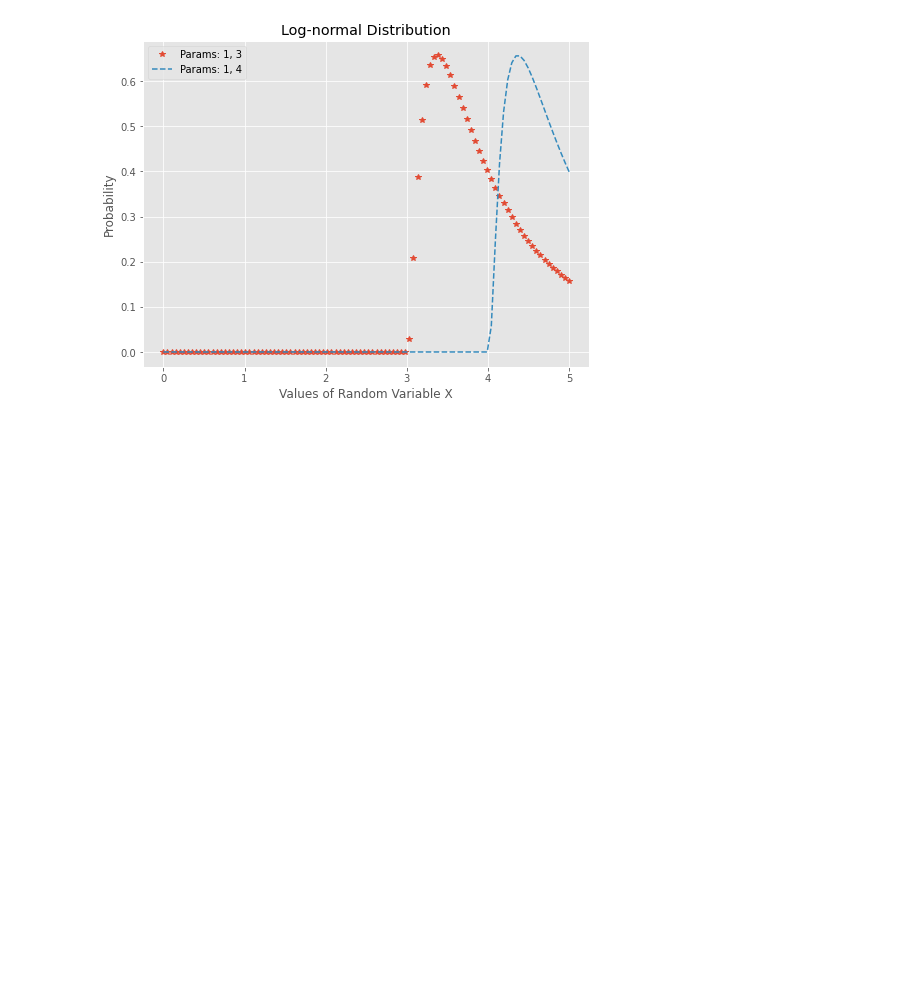
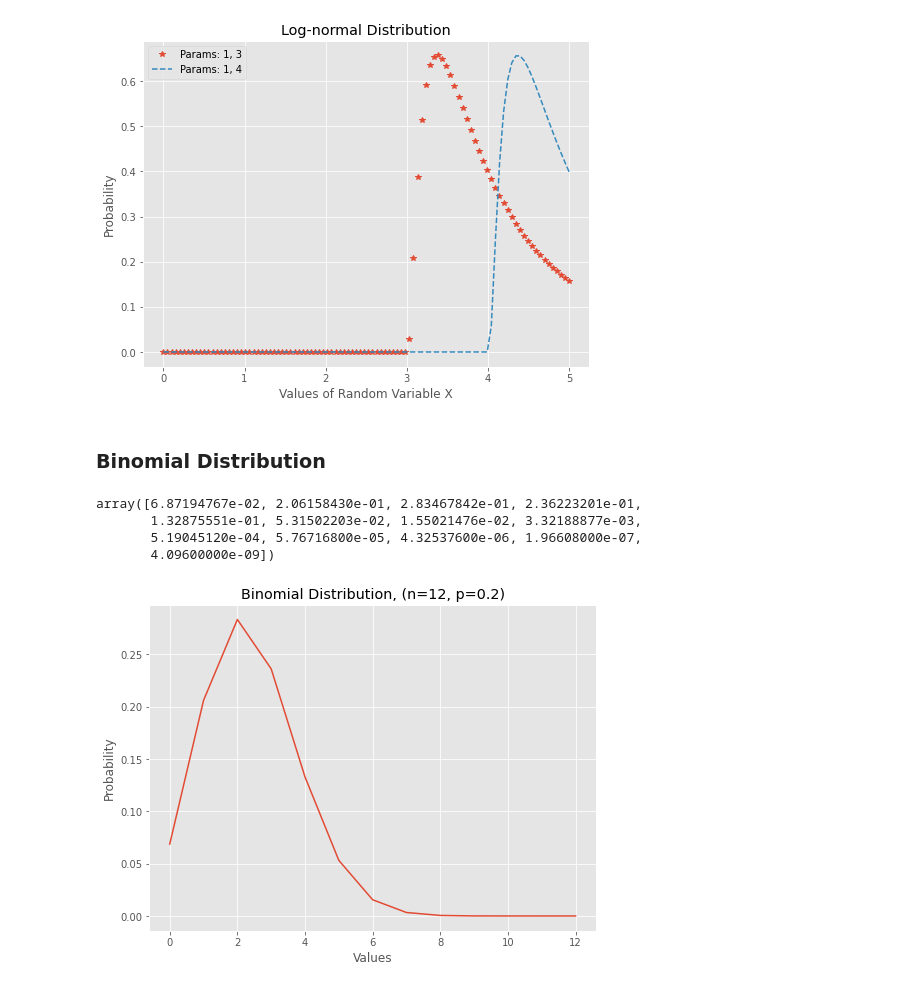
Before and after one commit to TatKhachatryan/Distribution-Visualizations, a Jupyter notebook: Distribution_Types.ipynb, the cells around one changed output. Saved outputs shown, nothing was run; the diff lists cells and outputs as text; code cells hidden in the pictures; blank space fills up the shorter version.

```diff
--- a/Distribution_Types.ipynb
+++ b/Distribution_Types.ipynb
@@ -55,3 +56,27 @@ plt.legend()
 plt.show()
 # %% [output]
 [figure]
+# %% [markdown]
+### Binomial Distribution
+# %%
+n = 12
+p = 0.2
+x = np.arange(0, n+1)
+
+binomial_pmf = binom.pmf(x, n, p)
+binomial_pmf
+# %% [output]
+array([6.87194767e-02, 2.06158430e-01, 2.83467842e-01, 2.36223201e-01,
+       1.32875551e-01, 5.31502203e-02, 1.55021476e-02, 3.32188877e-03,
+       5.19045120e-04, 5.76716800e-05, 4.32537600e-06, 1.96608000e-07,
+       4.09600000e-09])
+# %%
+plt.figure(figsize=(8, 6))
+plt.plot(x, binomial_pmf)
+plt.title(f'Binomial Distribution, (n={n}, p={p})')
+plt.xlabel('Values')
+plt.ylabel('Probability')
+
+plt.show()
+# %% [output]
+[figure, added]
```
Also changed, not shown: parts of 1 cell of this notebook.
